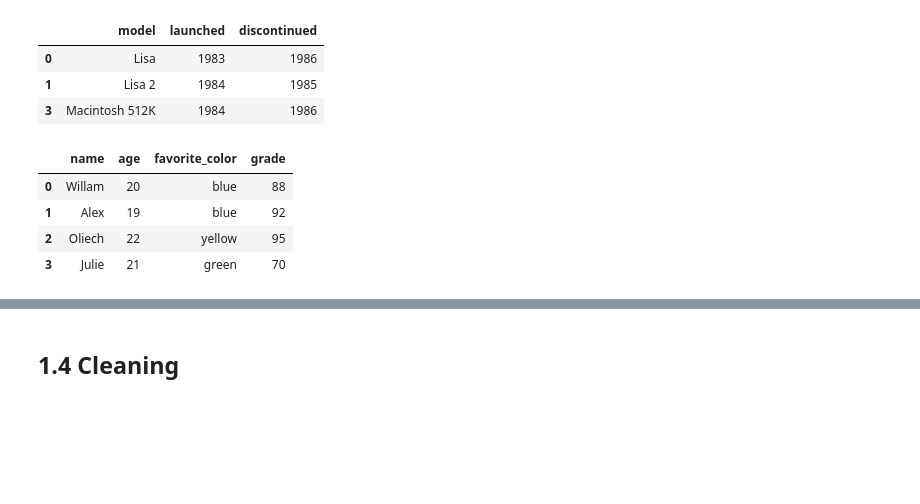
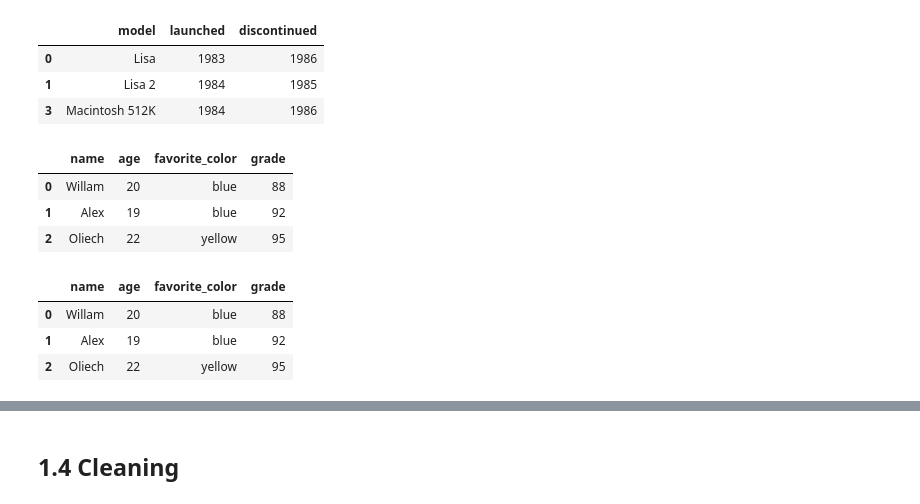
Before and after one commit to pavansai909/python, a Jupyter notebook: Pandas_Basics_II.ipynb, the cells around one changed output, grey strips where cells are left out. Drawn from its saved outputs; the diff is of its cells as text; code cells hidden in the pictures; blank space fills up the shorter version.

```diff
--- a/Pandas_Basics_II.ipynb
+++ b/Pandas_Basics_II.ipynb
@@ -648,22 +627,31 @@ df[~df.model.isin(pc)]
 # %%
 # Challenge 3
 # Select the rows with the value blue or yellow from the Dataframe below
 #
 data = {'name': ['Willam', 'Alex', 'Oliech', 'Julie'],
 'age': [20, 19, 22, 21],
 'favorite_color': ['blue', 'blue', 'yellow', "green"],
 'grade': [88, 92, 95, 70]}
 
 df =pd.DataFrame.from_dict(data)
 df
-# df[(df['favorite_color']=='blue') or (df['favorite_color']='yellow')]
+value = ['blue','yellow']
+data
+df[df['favorite_color'].isin(value)]
+# df[(df['favorite_color']='blue') or (df['favorite_color']='yellow')]
 # df[df['favourite_color'].map(lambda favourite_color: 'blue' in favourite_color)]  ---doubt
 # %% [output]
 |  | name | age | favorite_color | grade |
 | 0 | Willam | 20 | blue | 88 |
 | 1 | Alex | 19 | blue | 92 |
 | 2 | Oliech | 22 | yellow | 95 |
-| 3 | Julie | 21 | green | 70 |
+# %%
+df[(df['favorite_color']=='blue') | (df['favorite_color']=='yellow')]
+# %% [output]
+|  | name | age | favorite_color | grade |
+| 0 | Willam | 20 | blue | 88 |
+| 1 | Alex | 19 | blue | 92 |
+| 2 | Oliech | 22 | yellow | 95 |
 # %%
 # Challenge 4
 # Using the following dataset, which counties have less than 50,000 households?
```
Also changed, not shown: parts of 24 cells of this notebook, 9 other files.
